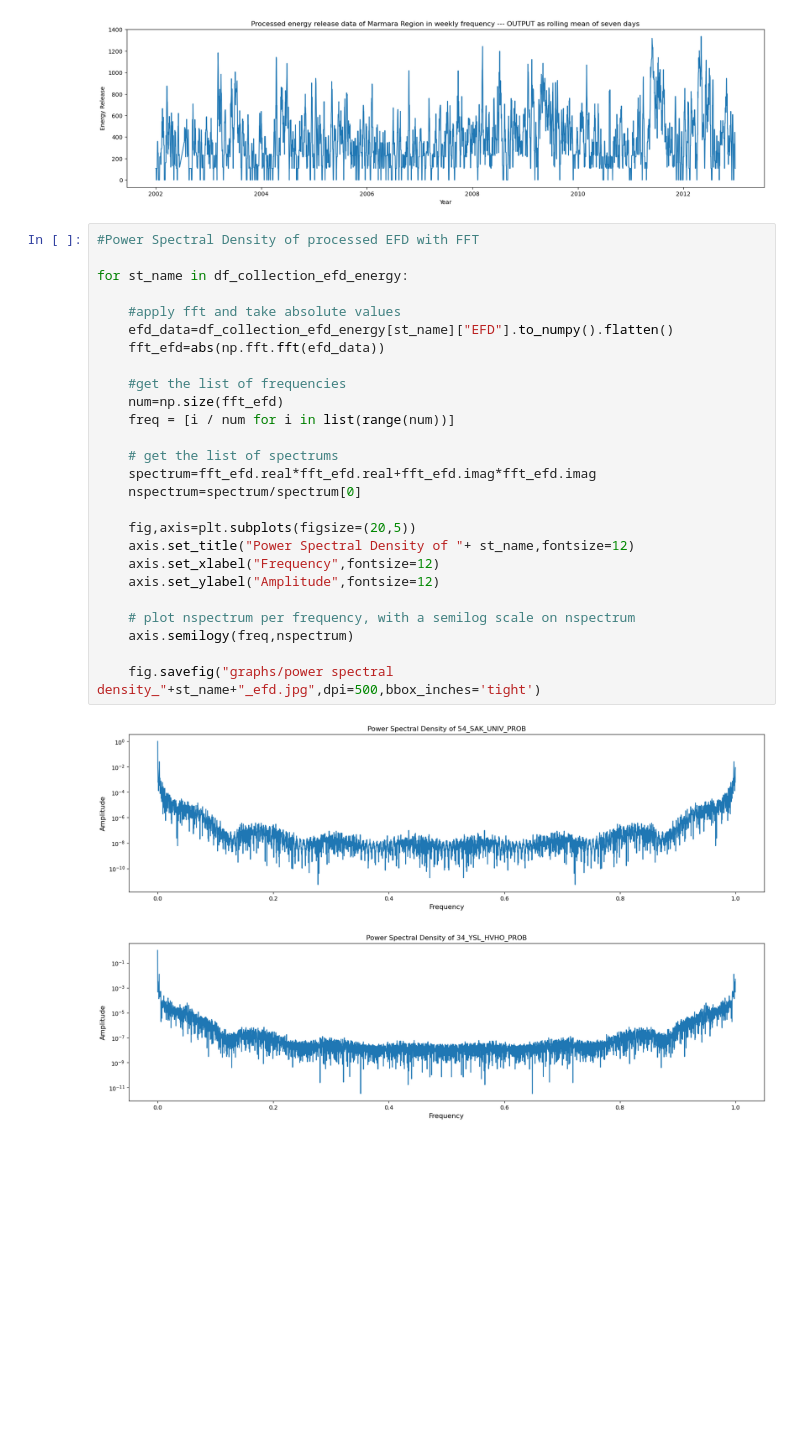
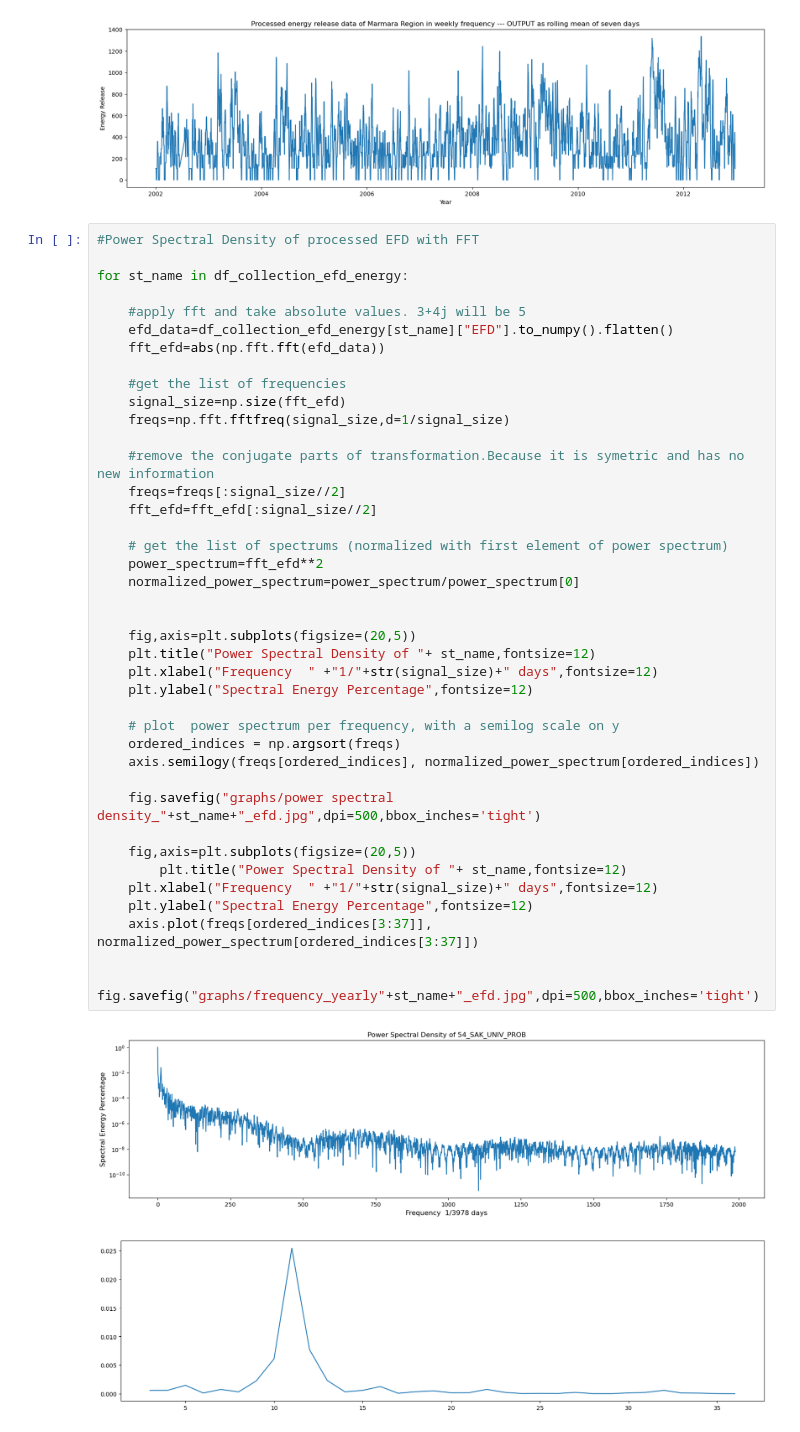
Before and after one commit to SrknMcT/ITUDeprem, a Jupyter notebook: efd_er_data.ipynb, the cells around one changed output. Drawn from its saved outputs; the diff is of its cells as text; blank space fills up the shorter version.

Commit message:
adds fft and related graphs

```diff
--- a/efd_er_data.ipynb
+++ b/efd_er_data.ipynb
@@ -127,29 +127,43 @@ fig.savefig("graphs/processed_energy_release_data.jpg",dpi=500,bbox_inches='tigh
 # %%
 #Power Spectral Density of processed EFD with FFT
 
 for st_name in df_collection_efd_energy:
 
-    #apply fft and take absolute values
+    #apply fft and take absolute values. 3+4j will be 5
     efd_data=df_collection_efd_energy[st_name]["EFD"].to_numpy().flatten()
     fft_efd=abs(np.fft.fft(efd_data))
 
     #get the list of frequencies
-    num=np.size(fft_efd)
-    freq = [i / num for i in list(range(num))]
+    signal_size=np.size(fft_efd)
+    freqs=np.fft.fftfreq(signal_size,d=1/signal_size)
 
-    # get the list of spectrums
-    spectrum=fft_efd.real*fft_efd.real+fft_efd.imag*fft_efd.imag
-    nspectrum=spectrum/spectrum[0]
+    #remove the conjugate parts of transformation.Because it is symetric and has no new information
+    freqs=freqs[:signal_size//2]
+    fft_efd=fft_efd[:signal_size//2]
+
+    # get the list of spectrums (normalized with first element of power spectrum)
+    power_spectrum=fft_efd**2
+    normalized_power_spectrum=power_spectrum/power_spectrum[0]
+
 
     fig,axis=plt.subplots(figsize=(20,5))
-    axis.set_title("Power Spectral Density of "+ st_name,fontsize=12)
-    axis.set_xlabel("Frequency",fontsize=12)
-    axis.set_ylabel("Amplitude",fontsize=12)
+    plt.title("Power Spectral Density of "+ st_name,fontsize=12)
+    plt.xlabel("Frequency  " +"1/"+str(signal_size)+" days",fontsize=12)
+    plt.ylabel("Spectral Energy Percentage",fontsize=12)
 
-    # plot nspectrum per frequency, with a semilog scale on nspectrum
-    axis.semilogy(freq,nspectrum)
+    # plot  power spectrum per frequency, with a semilog scale on y
+    ordered_indices = np.argsort(freqs)
+    axis.semilogy(freqs[ordered_indices], normalized_power_spectrum[ordered_indices])
 
     fig.savefig("graphs/power spectral density_"+st_name+"_efd.jpg",dpi=500,bbox_inches='tight')
+
+    fig,axis=plt.subplots(figsize=(20,5))
+        plt.title("Power Spectral Density of "+ st_name,fontsize=12)
+    plt.xlabel("Frequency  " +"1/"+str(signal_size)+" days",fontsize=12)
+    plt.ylabel("Spectral Energy Percentage",fontsize=12)
+    axis.plot(freqs[ordered_indices[3:37]], normalized_power_spectrum[ordered_indices[3:37]])
+
+    fig.savefig("graphs/frequency_yearly"+st_name+"_efd.jpg",dpi=500,bbox_inches='tight')
 # %% [output]
-[figure, old version]
+[figure, new version]
-[figure, old version]
+[figure, new version]
```
Also changed, not shown: parts of 1 cell of this notebook, 4 other files.
